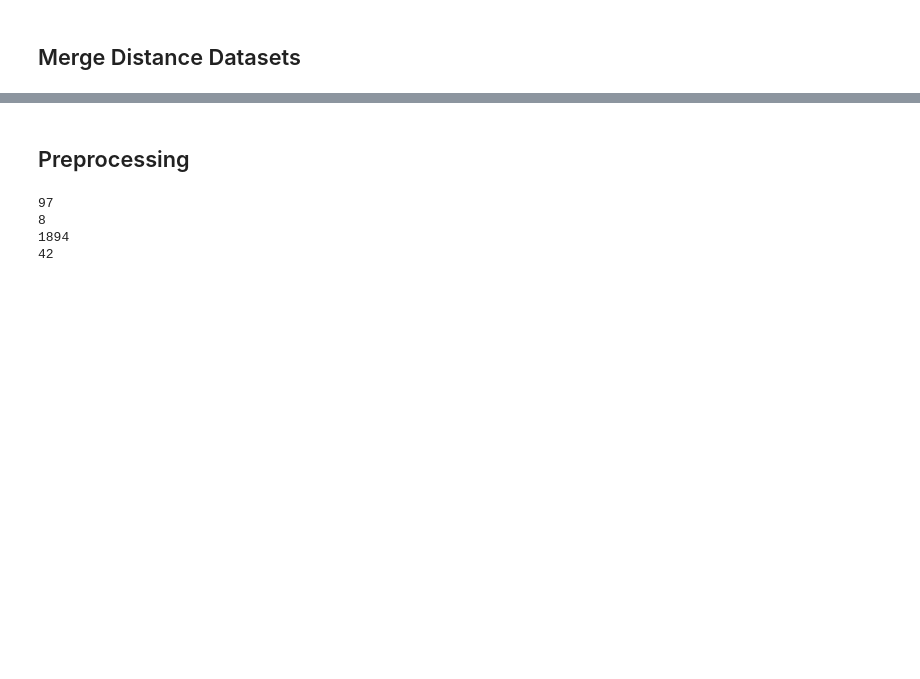
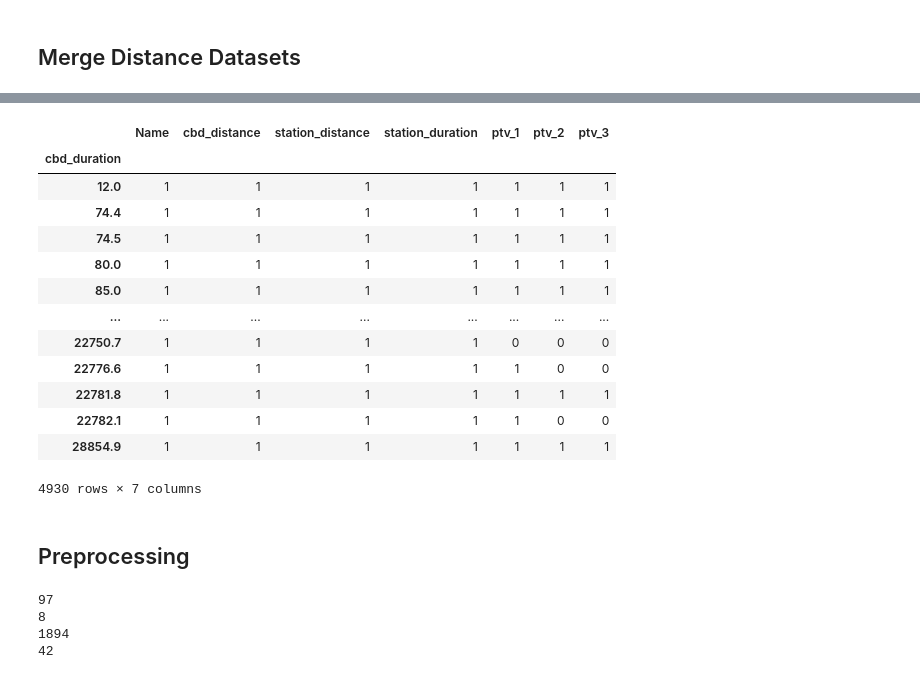
Before and after one commit to MAST30034-Applied-Data-Science/generic-real-estate-consulting-project-group-42, a Jupyter notebook: notebooks/preprocessing_properties.ipynb, the cells around one changed output, grey strips where cells are left out. Cells and saved outputs as stored; diff of their text form; code cells hidden in the pictures; blank space fills up the shorter version.

```diff
--- a/notebooks/preprocessing_properties.ipynb
+++ b/notebooks/preprocessing_properties.ipynb
@@ -63,0 +49,17 @@ distances
+# %%
+distances.groupby('cbd_duration').count()
+# %% [output]
+|  | Name | cbd_distance | station_distance | station_duration | ptv_1 | ptv_2 | ptv_3 |
+| cbd_duration |  |  |  |  |  |  |  |
+| 12.0 | 1 | 1 | 1 | 1 | 1 | 1 | 1 |
+| 74.4 | 1 | 1 | 1 | 1 | 1 | 1 | 1 |
+| 74.5 | 1 | 1 | 1 | 1 | 1 | 1 | 1 |
+| 80.0 | 1 | 1 | 1 | 1 | 1 | 1 | 1 |
+| 85.0 | 1 | 1 | 1 | 1 | 1 | 1 | 1 |
+| ... | ... | ... | ... | ... | ... | ... | ... |
+| 22750.7 | 1 | 1 | 1 | 1 | 0 | 0 | 0 |
+| 22776.6 | 1 | 1 | 1 | 1 | 1 | 0 | 0 |
+| 22781.8 | 1 | 1 | 1 | 1 | 1 | 1 | 1 |
+| 22782.1 | 1 | 1 | 1 | 1 | 1 | 0 | 0 |
+| 28854.9 | 1 | 1 | 1 | 1 | 1 | 1 | 1 |
+4930 rows × 7 columns
```
Also changed, not shown: parts of 2 cells of this notebook, 4 other files.
